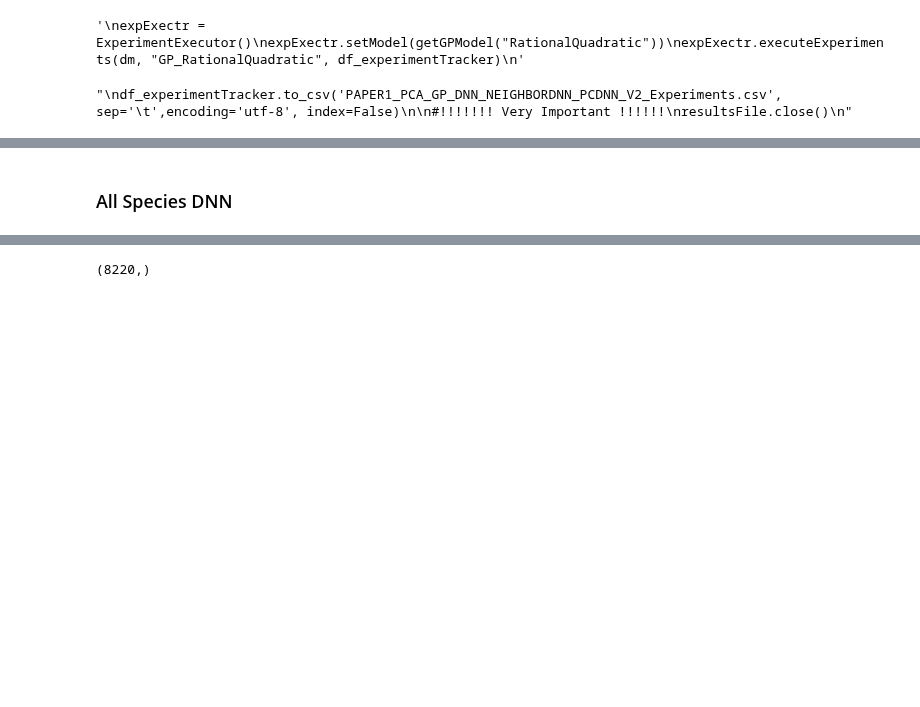
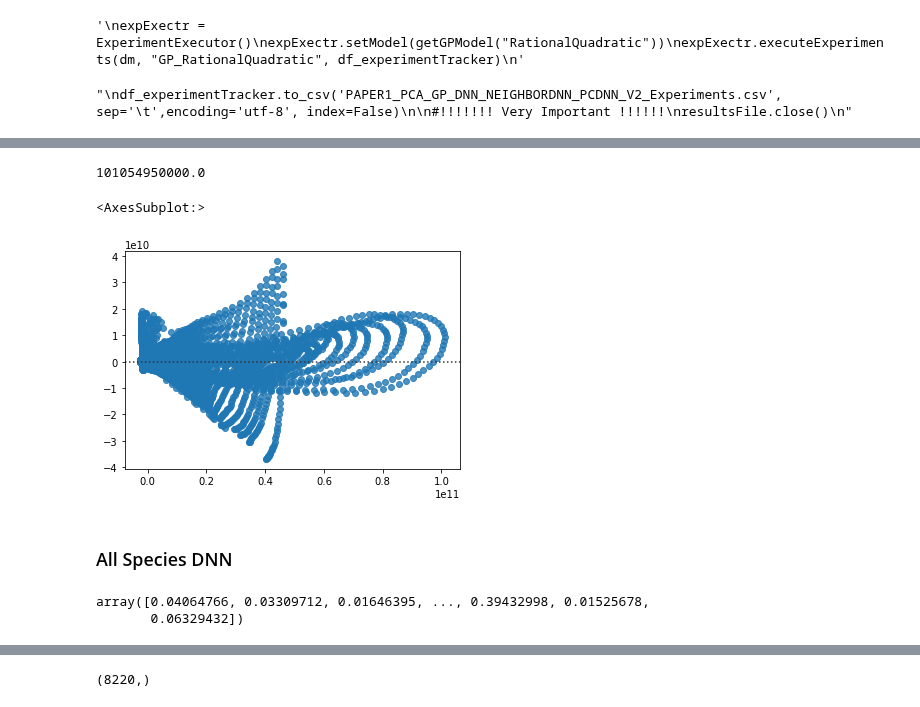
Before and after one commit to amolsalunkhe/ChemTab, a Jupyter notebook: PAPER1_PCA_GP_DNN_NEIGHBORDNN_PCDNN_V2.ipynb, the cells around one changed output, grey strips where cells are left out. Cells and saved outputs as stored; diff of their text form; code cells hidden in the pictures; blank space fills up the shorter version.

```diff
--- a/PAPER1_PCA_GP_DNN_NEIGHBORDNN_PCDNN_V2.ipynb
+++ b/PAPER1_PCA_GP_DNN_NEIGHBORDNN_PCDNN_V2.ipynb
@@ -1518,3 +1033,0 @@ tf.keras.utils.plot_model(model,to_file="model.png",
-# %%
-%%time
-history = model.fit(X_train, Y_train,validation_split=0.2,verbose=0, epochs=100, callbacks=[es])
@@ -1527,3 +1033,0 @@ plot_loss(history)
-# %%
-Y_pred = model.predict(X_test)
-err = computeAndPrintError(Y_pred, Y_test)
@@ -1543,0 +1429,5 @@ sns.residplot(Y_test.flatten(), getResiduals(Y_test,Y_pred))
+# %%
+
+expExectr = PCDNNExperimentExecutor()
+
+expExectr.executeExperiments(dm, "PCDNN", df_pcdnnexperimentTracker)
@@ -1544,3 +1478,16 @@ sns.residplot(Y_test.flatten(), getResiduals(Y_test,Y_pred))
+# %%
+pred = expExectr.getPredicitons()
+
+temp = dm.outputScaler.inverse_transform(pred[0])
+
+np.amax(temp.flatten())
+# %% [output]
+101054950000.0
+# %%
+sns.residplot(temp.flatten(), getResiduals(dm.Y_test.flatten(),temp))
+# %% [output]
+<AxesSubplot:>
+[figure, added]
 # %% [markdown]
 ### All Species DNN
 # %%
@@ -1560,0 +1512,10 @@ Y_test = Y_shuffled[1::2]
+# %%
+scaler_souener = MinMaxScaler()
+# fit and transform in one step
+
+Y_unscaled = Y_unscaled.reshape(Y_unscaled.shape[0], 1)
+
+scaler_souener.fit_transform(Y_unscaled).flatten()
+# %% [output]
+array([0.04064766, 0.03309712, 0.01646395, ..., 0.39432998, 0.01525678,
+       0.06329432])
```
Also changed, not shown: parts of 106 cells of this notebook, 1 other file.
